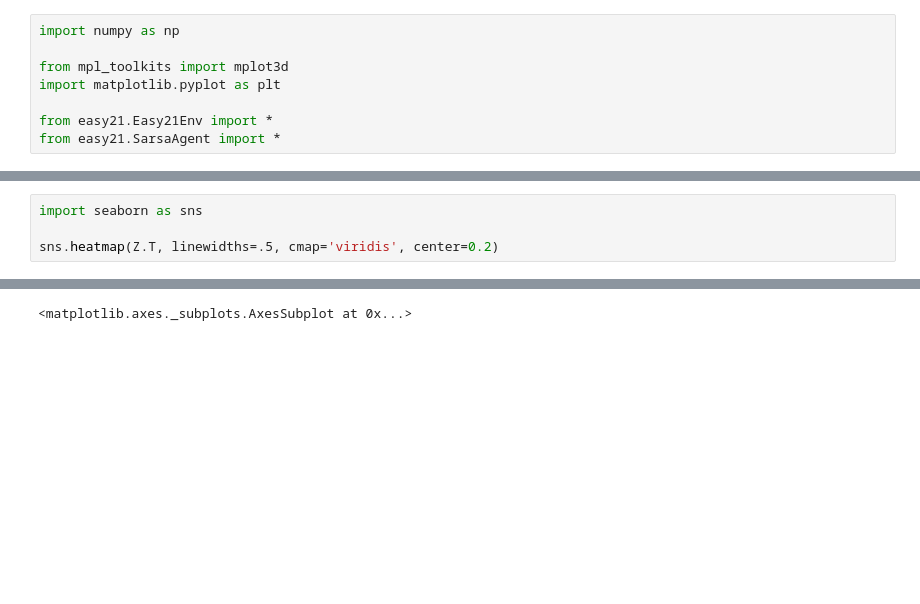
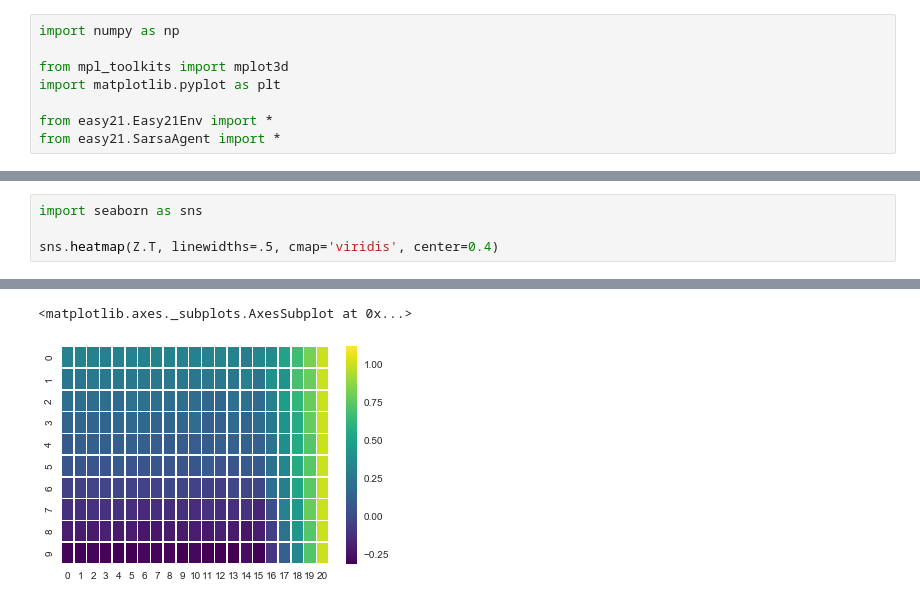
Before and after one commit to kenchan0824/davidsilver-ucl-reinforcement-learning, a Jupyter notebook: Test_Easy21_Sarsa.ipynb, the cells around one changed output, grey strips where cells are left out. Drawn from its saved outputs; the diff is of its cells as text; blank space fills up the shorter version.

```diff
--- a/Test_Easy21_Sarsa.ipynb
+++ b/Test_Easy21_Sarsa.ipynb
@@ -66,5 +69,5 @@ plt.show()
 # %%
 import seaborn as sns
 
-sns.heatmap(Z.T, linewidths=.5, cmap='viridis', center=0.2)
+sns.heatmap(Z.T, linewidths=.5, cmap='viridis', center=0.4)
 # %% [output]
@@ -73 +74,2 @@ sns.heatmap(Z.T, linewidths=.5, cmap='viridis', center=0.2)
 <matplotlib.axes._subplots.AxesSubplot at 0x...>
+[figure, added]
```
Also changed, not shown: parts of 3 cells of this notebook, 8 other files.
